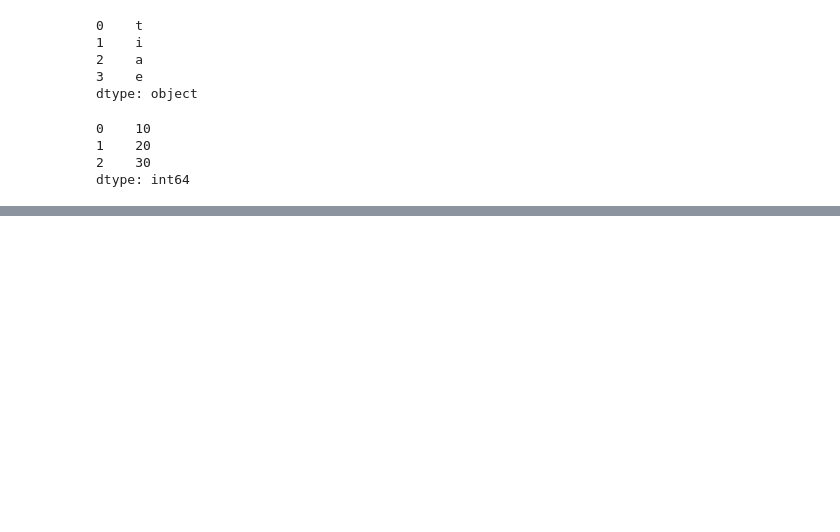
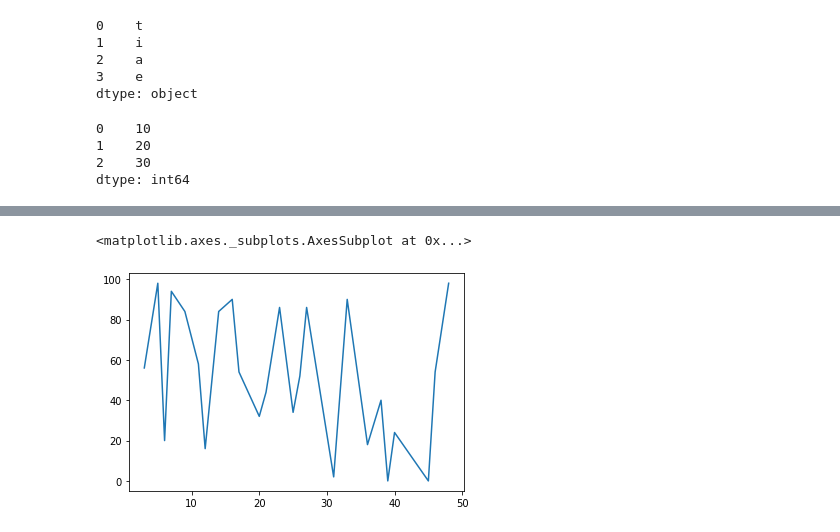
Before and after one commit to consmith2/cisco-2020-june, a Jupyter notebook: Cisco 2020 June 23.ipynb, the cells around one changed output, grey strips where cells are left out. Cells and saved outputs as stored; diff of their text form; code cells hidden in the pictures; blank space fills up the shorter version.

```diff
--- a/Cisco 2020 June 23.ipynb
+++ b/Cisco 2020 June 23.ipynb
@@ -479,0 +506,5 @@ dtype: object
+# %%
+s[s%2==0].plot.line()
+# %% [output]
+<matplotlib.axes._subplots.AxesSubplot at 0x...>
+[figure, added]
```
Also changed, not shown: parts of 6 cells of this notebook.
